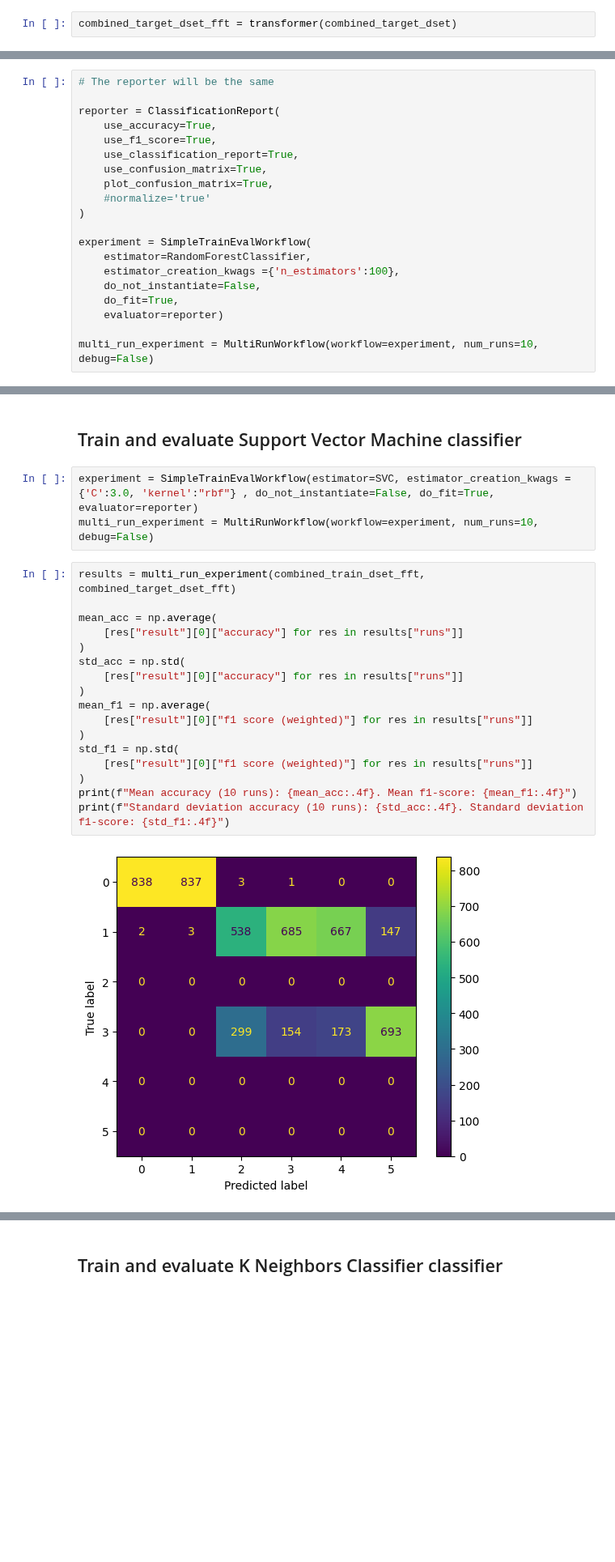
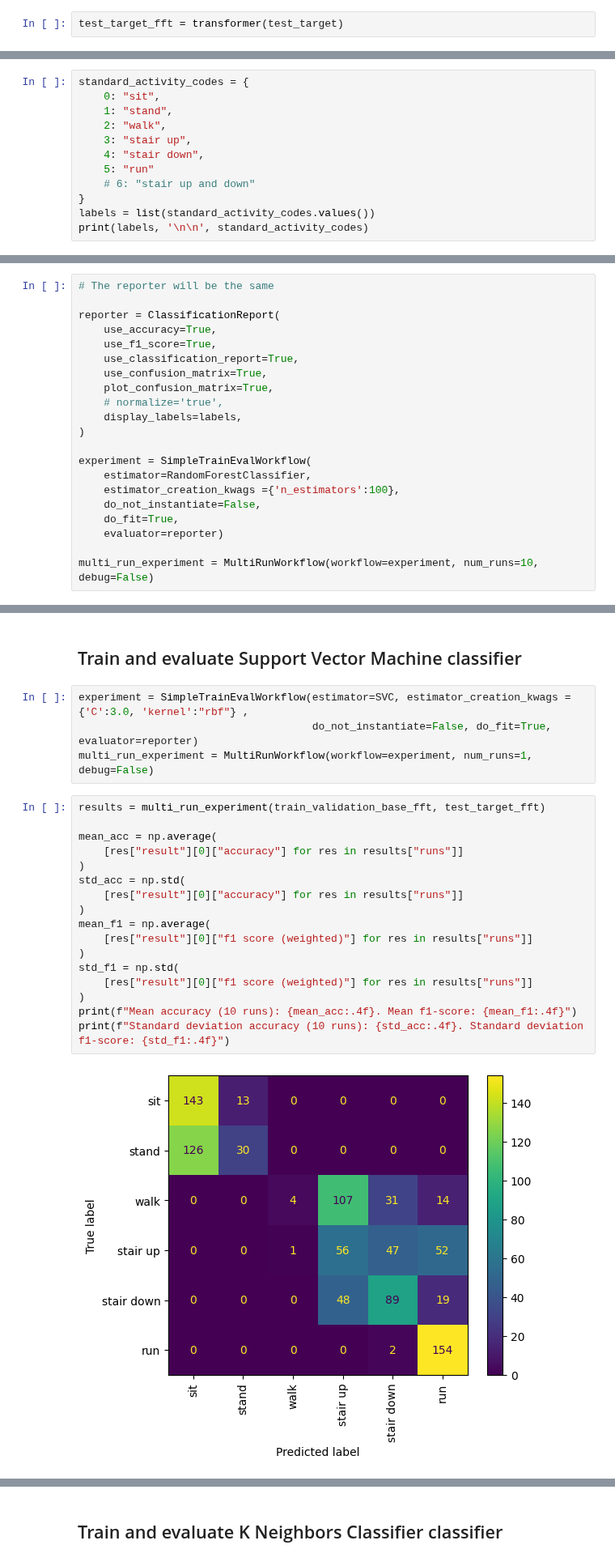
Before and after one commit to otavioon/librep-hiaac, a Jupyter notebook: experiments/Crossvalidation_experiments/No UMAP/Without normalization/Base_KuHar_target_Motion.ipynb, the cells around one changed output, grey strips where cells are left out. Shown at 81% size. Drawn from its saved outputs; the diff is of its cells as text; blank space fills up the shorter version.

Commit message:
Update results between MotionSense and KuHar

```diff
--- a/experiments/Crossvalidation_experiments/No UMAP/Without normalization/Base_KuHar_target_Motion.ipynb
+++ b/experiments/Crossvalidation_experiments/No UMAP/Without normalization/Base_KuHar_target_Motion.ipynb
@@ -231,3 +142,3 @@ The label of sample 0: 4
 # %%
-combined_target_dset_fft = transformer(combined_target_dset)
+test_target_fft = transformer(test_target)
 # %%
@@ -265,2 +176,14 @@ array([[ 5.2349672 ,  1.31500631,  0.62294979, ...,  7.47277363,
 # %% [markdown]
 ## Train and evaluate Random Forest classifier
+# %%
+standard_activity_codes = {
+    0: "sit",
+    1: "stand",
+    2: "walk",
+    3: "stair up",
+    4: "stair down",
+    5: "run"
+    # 6: "stair up and down"
+}
+labels = list(standard_activity_codes.values())
+print(labels, '\n\n', standard_activity_codes)
@@ -273,7 +200,8 @@ reporter = ClassificationReport(
     use_classification_report=True,
     use_confusion_matrix=True,
     plot_confusion_matrix=True,
-    #normalize='true'
+    # normalize='true',
+    display_labels=labels,
 )
 
 experiment = SimpleTrainEvalWorkflow(
@@ -317,24 +245,25 @@ Standard deviation accuracy (10 runs): 0.0223. Standard deviation f1-score: 0.01
 # %% [markdown]
 ## Train and evaluate Support Vector Machine classifier
 # %%
-experiment = SimpleTrainEvalWorkflow(estimator=SVC, estimator_creation_kwags ={'C':3.0, 'kernel':"rbf"} , do_not_instantiate=False, do_fit=True, evaluator=reporter)
-multi_run_experiment = MultiRunWorkflow(workflow=experiment, num_runs=10, debug=False)
+experiment = SimpleTrainEvalWorkflow(estimator=SVC, estimator_creation_kwags ={'C':3.0, 'kernel':"rbf"} ,
+                                     do_not_instantiate=False, do_fit=True, evaluator=reporter)
+multi_run_experiment = MultiRunWorkflow(workflow=experiment, num_runs=1, debug=False)
 # %%
-results = multi_run_experiment(combined_train_dset_fft, combined_target_dset_fft)
+results = multi_run_experiment(train_validation_base_fft, test_target_fft)
 
 mean_acc = np.average(
     [res["result"][0]["accuracy"] for res in results["runs"]]
 )
 std_acc = np.std(
     [res["result"][0]["accuracy"] for res in results["runs"]]
 )
 mean_f1 = np.average(
     [res["result"][0]["f1 score (weighted)"] for res in results["runs"]]
 )
 std_f1 = np.std(
     [res["result"][0]["f1 score (weighted)"] for res in results["runs"]]
 )
 print(f"Mean accuracy (10 runs): {mean_acc:.4f}. Mean f1-score: {mean_f1:.4f}")
 print(f"Standard deviation accuracy (10 runs): {std_acc:.4f}. Standard deviation f1-score: {std_f1:.4f}")
 # %% [output]
-[figure, old version]
+[figure, new version]
```
Also changed, not shown: parts of 34 cells of this notebook, 10 other files.
